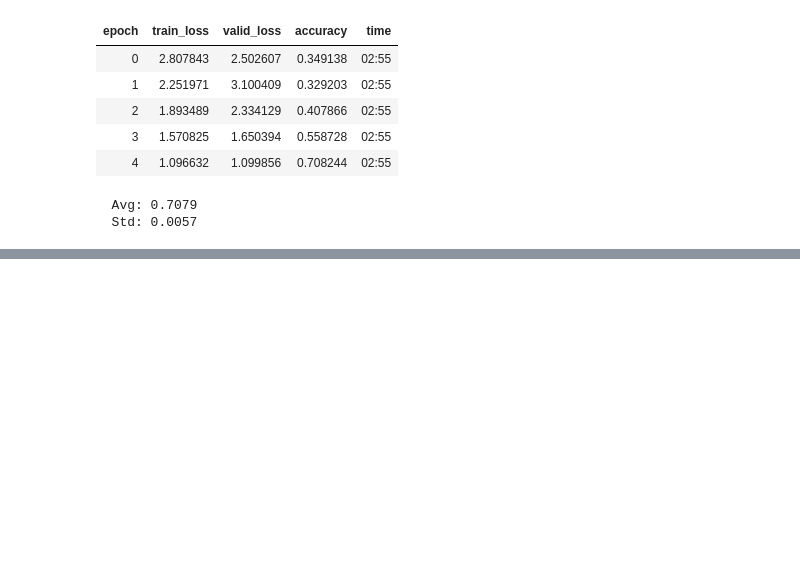
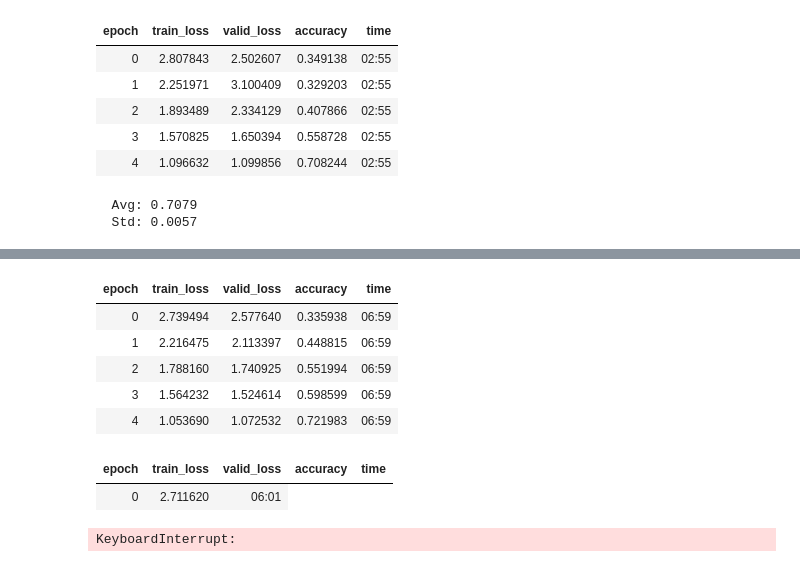
Before and after one commit to jwuphysics/FastGarden, a Jupyter notebook: nbs/01. mxresnet50 tests with augmentation and lr scheduling.ipynb, the cells around one changed output, grey strips where cells are left out. Cells and saved outputs as stored; diff of their text form; code cells hidden in the pictures; blank space fills up the shorter version.

```diff
--- a/nbs/01. mxresnet50 tests with augmentation and lr scheduling.ipynb
+++ b/nbs/01. mxresnet50 tests with augmentation and lr scheduling.ipynb
@@ -366,0 +388,21 @@ print(f'  Avg: {np.mean(results):.4f}'  '\n  Std: ' f'{np.std(results):.4f}')
+# %%
+# 2/3
+net = convert_MP_to_blurMP(xresnet50(pretrained=False, sa=True, act_cls=Mish))
+learn = Learner(dls, net, opt_func=ranger, metrics=accuracy)
+learn.fit_flat_cos(5, 3e-3)
+# %% [output]
+| epoch | train_loss | valid_loss | accuracy | time |
+| 0 | 2.739494 | 2.577640 | 0.335938 | 06:59 |
+| 1 | 2.216475 | 2.113397 | 0.448815 | 06:59 |
+| 2 | 1.788160 | 1.740925 | 0.551994 | 06:59 |
+| 3 | 1.564232 | 1.524614 | 0.598599 | 06:59 |
+| 4 | 1.053690 | 1.072532 | 0.721983 | 06:59 |
+# %%
+# 3/3
+net = convert_MP_to_blurMP(xresnet50(pretrained=False, sa=True, act_cls=Mish))
+learn = Learner(dls, net, opt_func=ranger, metrics=accuracy)
+learn.fit_flat_cos(5, 3e-3)
+# %% [output]
+| epoch | train_loss | valid_loss | accuracy | time |
+| 0 | 2.711620 | 06:01 |
+KeyboardInterrupt:
```
Also changed, not shown: parts of 5 cells of this notebook.
